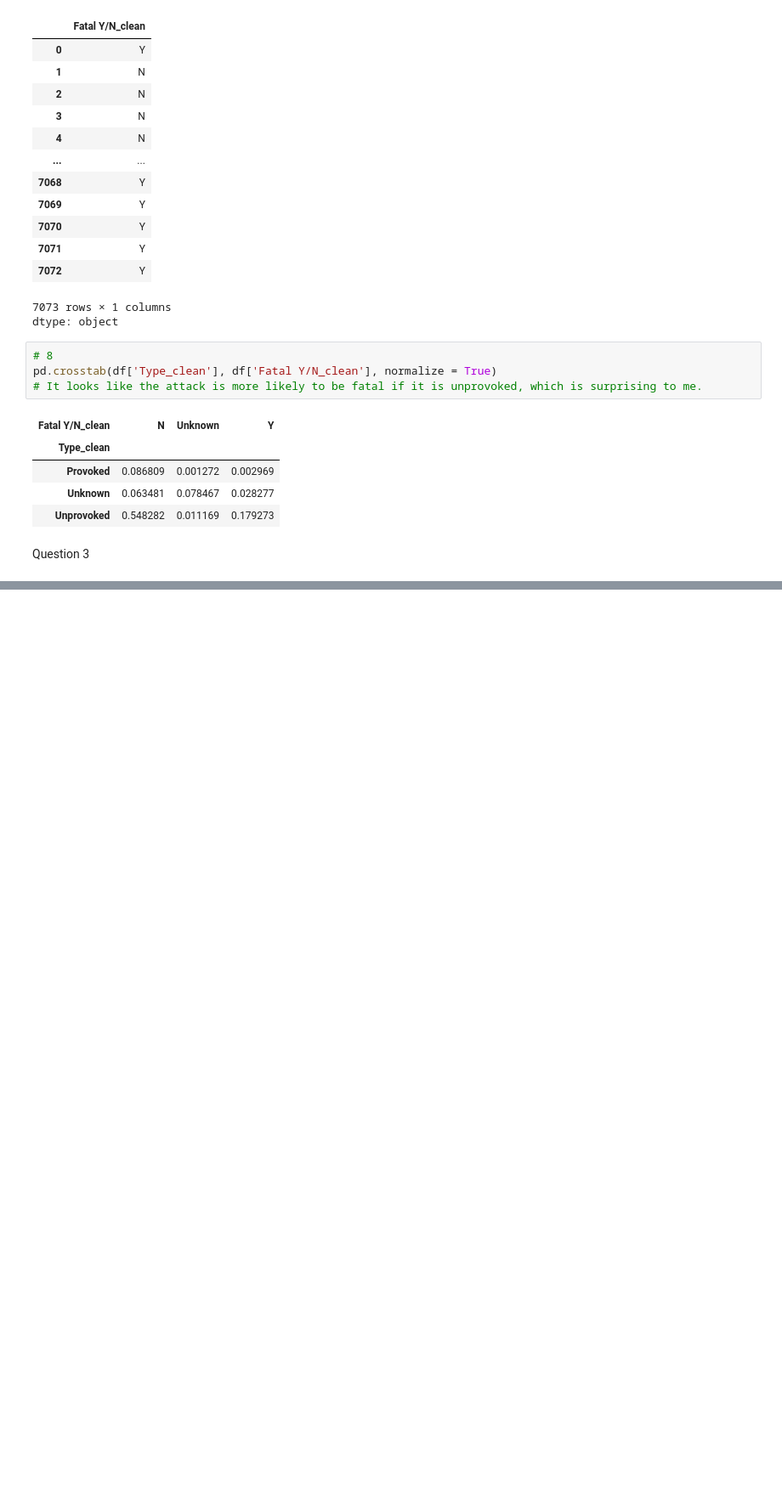
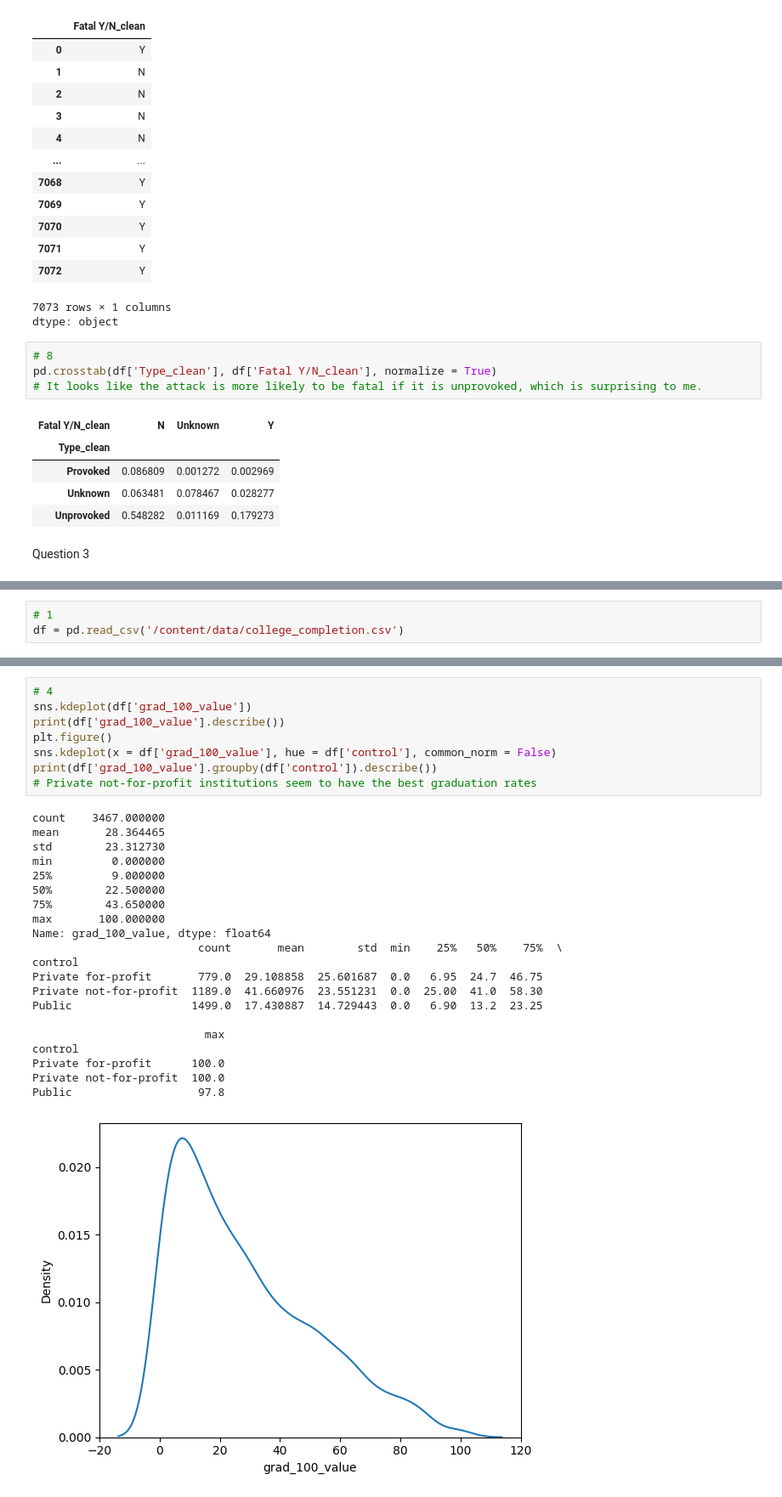
Before and after one commit to oliviapang/DS_3001_Assignments, a Jupyter notebook: Assignment_1/1_Wrangling_and_EDA.ipynb, the cells around one changed output, grey strips where cells are left out. Shown at 85% size. Saved outputs shown, nothing was run; the diff lists cells and outputs as text; blank space fills up the shorter version.

```diff
--- a/Assignment_1/1_Wrangling_and_EDA.ipynb
+++ b/Assignment_1/1_Wrangling_and_EDA.ipynb
@@ -279,0 +390,3 @@ have been combined into one "date" variable and made into a column, making the t
+# %%
+# 1
+df = pd.read_csv('/content/data/college_completion.csv')
@@ -279,0 +418,30 @@ have been combined into one "date" variable and made into a column, making the t
+# %%
+# 4
+sns.kdeplot(df['grad_100_value'])
+print(df['grad_100_value'].describe())
+plt.figure()
+sns.kdeplot(x = df['grad_100_value'], hue = df['control'], common_norm = False)
+print(df['grad_100_value'].groupby(df['control']).describe())
+# Private not-for-profit institutions seem to have the best graduation rates
+# %% [output]
+count    3467.000000
+mean       28.364465
+std        23.312730
+min         0.000000
+25%         9.000000
+50%        22.500000
+75%        43.650000
+max       100.000000
+Name: grad_100_value, dtype: float64
+                         count       mean        std  min    25%   50%    75%  \
+control
+Private for-profit       779.0  29.108858  25.601687  0.0   6.95  24.7  46.75
+Private not-for-profit  1189.0  41.660976  23.551231  0.0  25.00  41.0  58.30
+Public                  1499.0  17.430887  14.729443  0.0   6.90  13.2  23.25
+
+                          max
+control
+Private for-profit      100.0
+Private not-for-profit  100.0
+Public                   97.8
+[figure, added]
```
Also changed, not shown: parts of 22 cells of this notebook.
